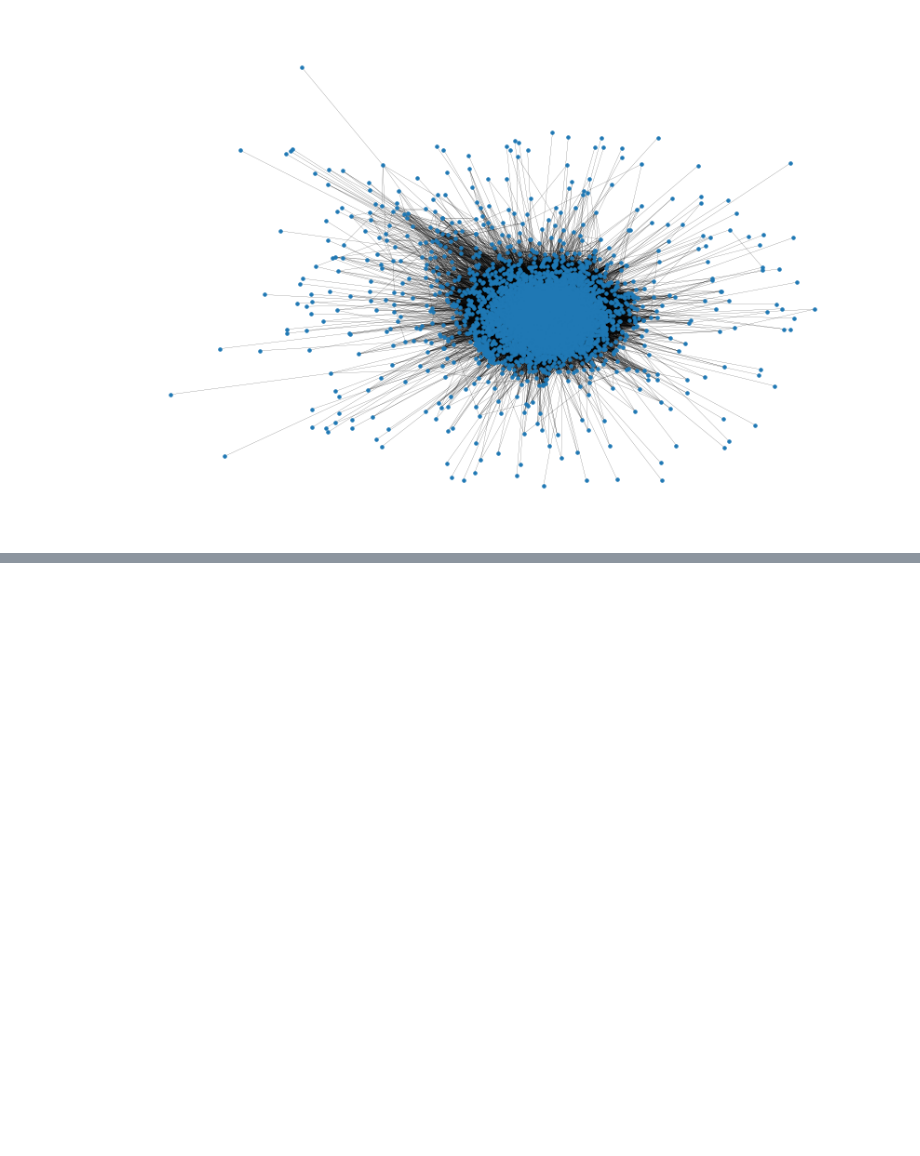
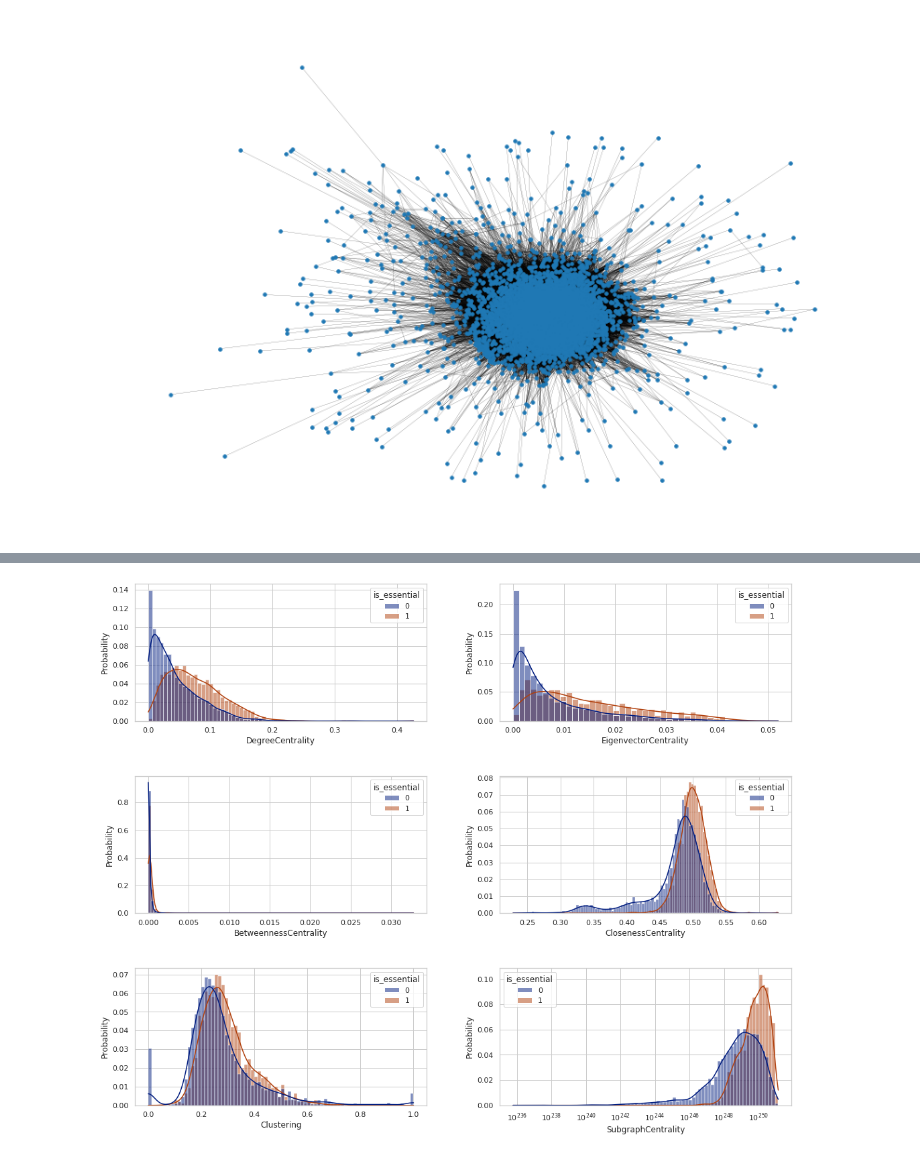
Before and after one commit to JessicaIta/deg-data-essentiality, a Jupyter notebook: STRING-deg-essenciality.ipynb, the cells around one changed output, grey strips where cells are left out. Cells and saved outputs as stored; diff of their text form; code cells hidden in the pictures; blank space fills up the shorter version.

```diff
--- a/STRING-deg-essenciality.ipynb
+++ b/STRING-deg-essenciality.ipynb
@@ -330,0 +333,3 @@ nx.draw_networkx(graph, pos=pos, node_size=12, with_labels=False, width=0.15)
+# %%
+df = pd.read_csv("proteins_features.csv")
+df
@@ -330,0 +384,49 @@ nx.draw_networkx(graph, pos=pos, node_size=12, with_labels=False, width=0.15)
+# %%
+import matplotlib.pyplot as plt
+import seaborn as sns
+plt.rcParams['figure.figsize'] = (16,12)
+
+# Define as configurações dos plots
+# Cada plot terá o mesmo tamanho de figuras (8,10)
+#plt.style.use("ggplot")
+
+plt.figure(1)
+
+sns.set_theme(style="whitegrid", palette="dark")
+
+
+# Dados para cada subplot
+
+plt.subplot(321)
+sns.histplot(data=df, x="DegreeCentrality", hue="is_essential",
+             stat="probability", common_norm=False, kde=True)
+
+plt.subplot(322)
+sns.histplot(data=df, x="EigenvectorCentrality", hue="is_essential",
+            stat="probability", common_norm=False, kde=True)
+
+plt.subplot(323)
+sns.histplot(data=df, x="BetweennessCentrality", hue="is_essential", bins = 100,
+            stat="probability", common_norm=False, kde=True)
+
+plt.subplot(324)
+sns.histplot(data=df, x="ClosenessCentrality", hue="is_essential",
+            stat="probability", common_norm=False, kde=True)
+
+plt.subplot(325)
+sns.histplot(data=df, x="Clustering", hue="is_essential",
+            stat="probability", common_norm=False, kde=True)
+
+plt.subplot(326)
+sns.histplot(data=df, x="SubgraphCentrality", hue="is_essential", log_scale=True,
+            stat="probability", common_norm=False, kde=True)
+
+
+
+plt.subplots_adjust(top=0.95, bottom=0.05, left=0.10, right=0.95, hspace=0.4,
+                    wspace=0.25)
+
+plt.savefig("results.jpg")
+plt.show()
+# %% [output]
+[figure, added]
```
Also changed, not shown: parts of 5 cells of this notebook, 1 other file.
